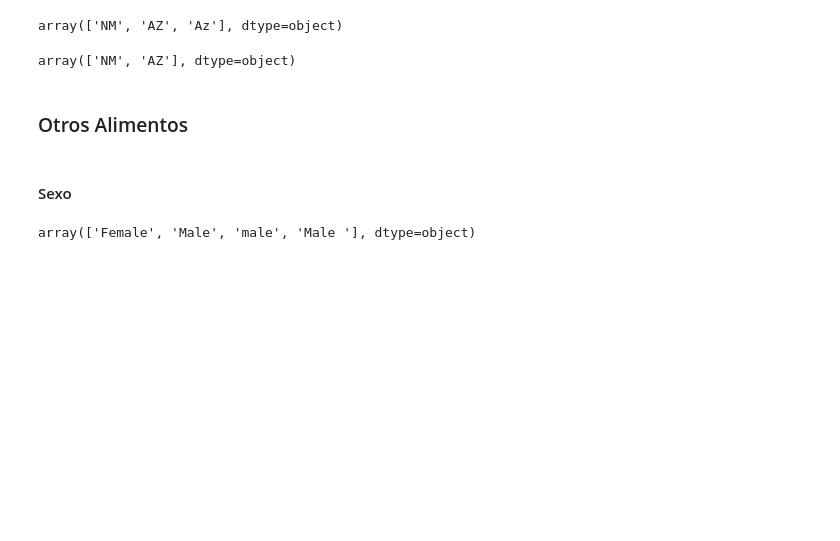
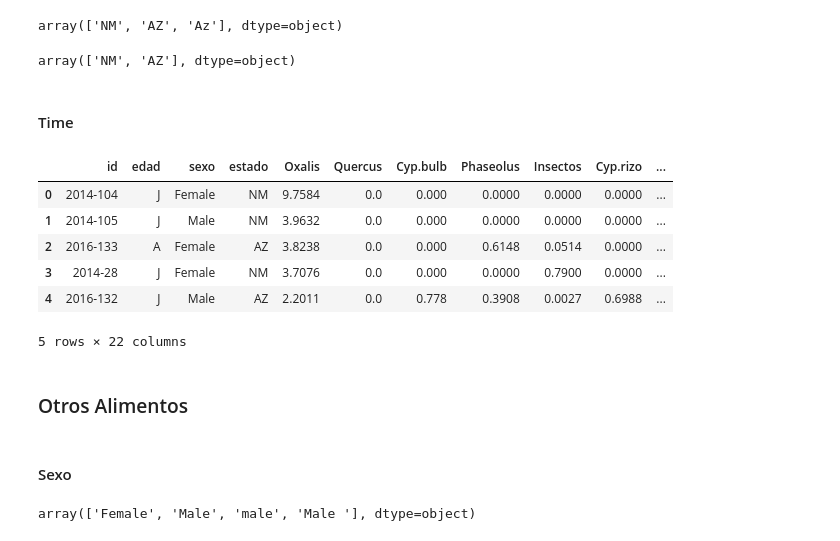
Before and after one commit to fofojaramillo/codornices-proyecto, a Jupyter notebook: Preparacion_de_datos.ipynb, the cells around one changed output. Saved outputs shown, nothing was run; the diff lists cells and outputs as text; code cells hidden in the pictures; blank space fills up the shorter version.

```diff
--- a/Preparacion_de_datos.ipynb
+++ b/Preparacion_de_datos.ipynb
@@ -198,0 +201,14 @@ array(['Female', 'Male'], dtype=object)
+# %%
+def convert_to_time_format(time_value):
+    # Convertir a string y eliminar cualquier parte decimal
+    time_str = str(int(time_value))
+
+    # Asegurarse de que el string tenga al menos 4 caracteres (llenar con ceros a la izquierda si es necesario)
+    time_str = time_str.zfill(4)
+
+    # Extraer horas y minutos
+    hours = time_str[:2]
+    minutes = time_str[2:]
+
+    # Formatear como HH:MM
+    return f"{hours}:{minutes}"
@@ -381,6 +409,22 @@ df2['estado'] = df2['estado'].str.upper()
 df2.estado.unique()
 # %% [output]
 array(['NM', 'AZ'], dtype=object)
+# %% [markdown]
+#### Time
+# %%
+# Aplicar la función a toda la columna 'time'
+df2['time'] = df2['time'].apply(convert_to_time_format)
+
+# Verificar los cambios
+df2.head()
+# %% [output]
+|  | id | edad | sexo | estado | Oxalis | Quercus | Cyp.bulb | Phaseolus | Insectos | Cyp.rizo | ... |
+| 0 | 2014-104 | J | Female | NM | 9.7584 | 0.0 | 0.000 | 0.0000 | 0.0000 | 0.0000 | ... |
+| 1 | 2014-105 | J | Male | NM | 3.9632 | 0.0 | 0.000 | 0.0000 | 0.0000 | 0.0000 | ... |
+| 2 | 2016-133 | A | Female | AZ | 3.8238 | 0.0 | 0.000 | 0.6148 | 0.0514 | 0.0000 | ... |
+| 3 | 2014-28 | J | Female | NM | 3.7076 | 0.0 | 0.000 | 0.0000 | 0.7900 | 0.0000 | ... |
+| 4 | 2016-132 | J | Male | AZ | 2.2011 | 0.0 | 0.778 | 0.3908 | 0.0027 | 0.6988 | ... |
+5 rows × 22 columns
 # %% [markdown]
 ### Otros Alimentos
 # %% [markdown]
```
Also changed, not shown: parts of 6 cells of this notebook, 4 other files.
